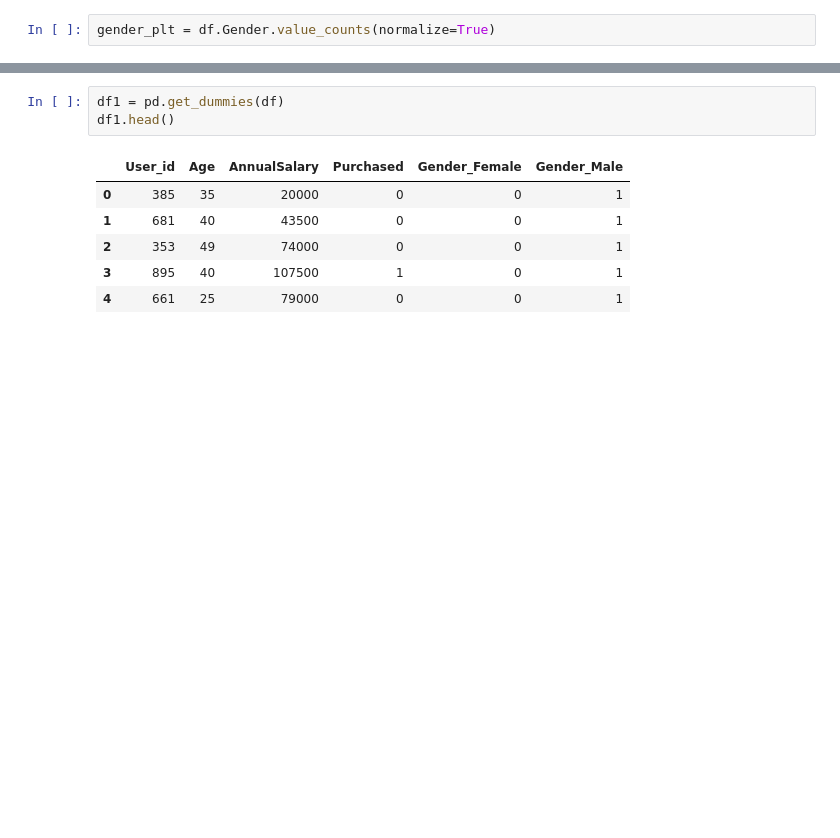
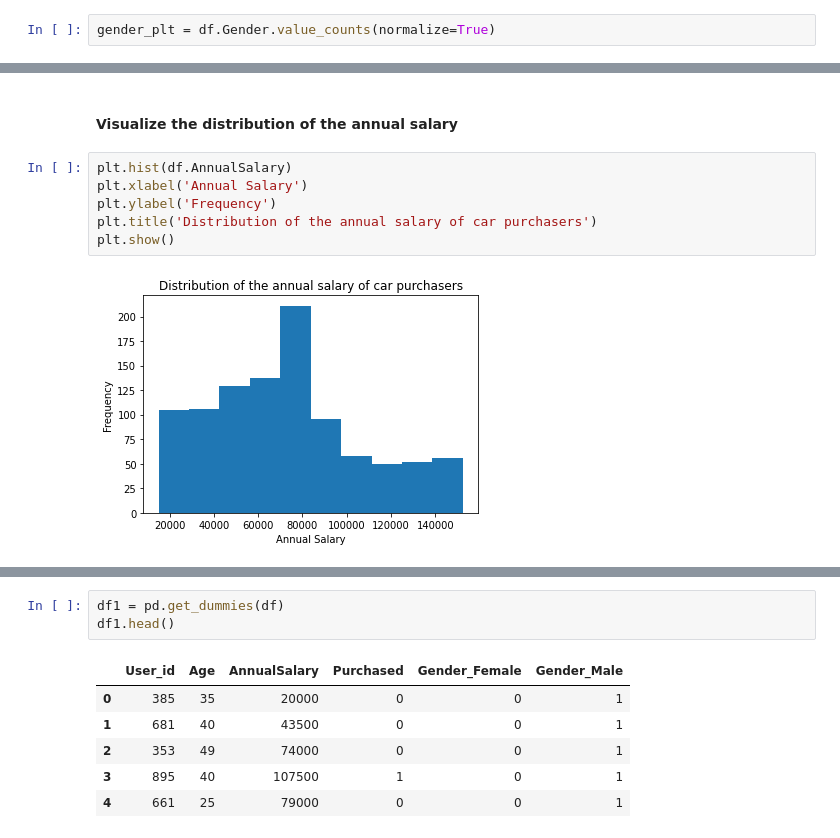
Before and after one commit to al-dayviid21/car_purchase_ml, a Jupyter notebook: Car_purchase.ipynb, the cells around one changed output, grey strips where cells are left out. Drawn from its saved outputs; the diff is of its cells as text; blank space fills up the shorter version.

```diff
--- a/Car_purchase.ipynb
+++ b/Car_purchase.ipynb
@@ -48,0 +70,10 @@ plt.bar(x=gender_plt.index, height=gender_plt.values);
+# %% [markdown]
+#### Visualize the distribution of the annual salary
+# %%
+plt.hist(df.AnnualSalary)
+plt.xlabel('Annual Salary')
+plt.ylabel('Frequency')
+plt.title('Distribution of the annual salary of car purchasers')
+plt.show()
+# %% [output]
+[figure, added]
```
Also changed, not shown: parts of 54 cells of this notebook.
